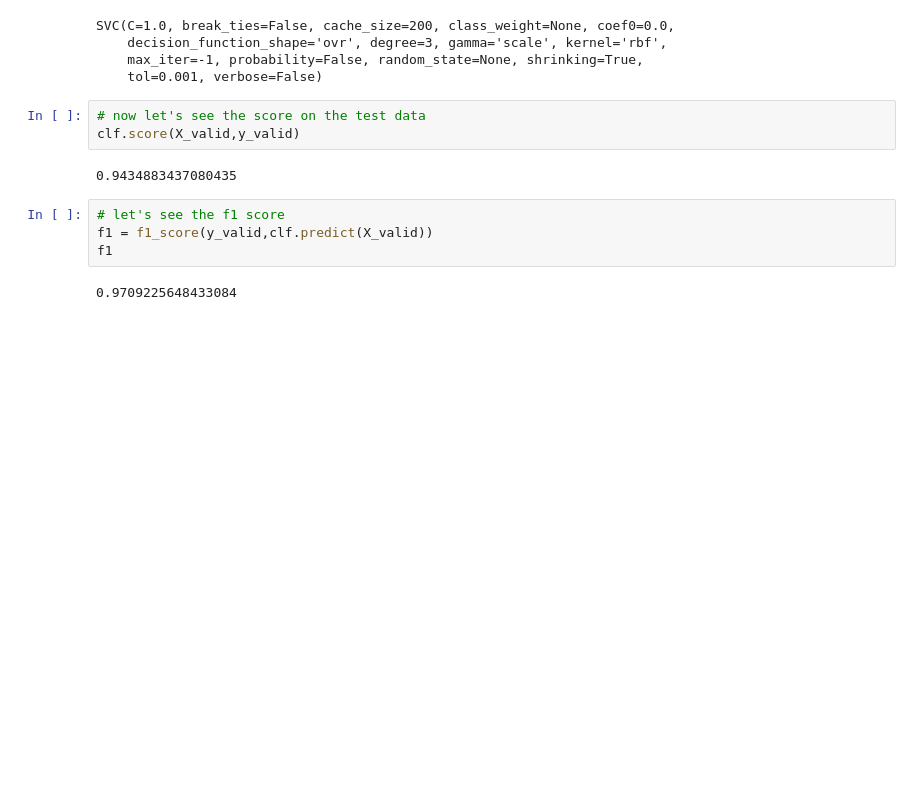
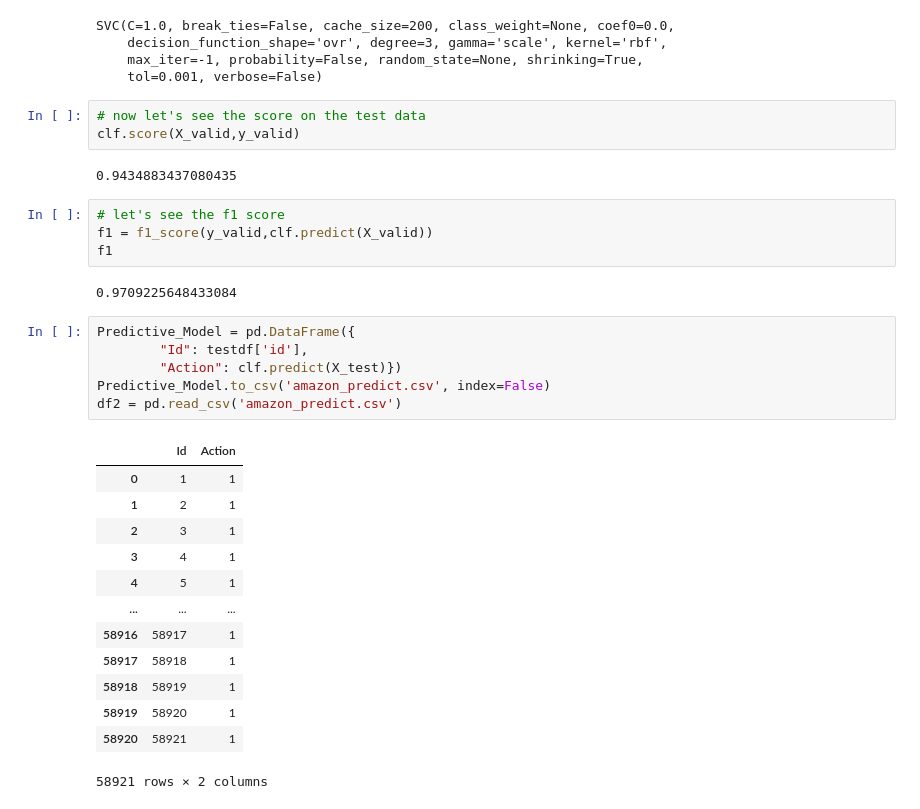
Before and after one commit to saied-ahemd/EmployeeAccessAmazon, a Jupyter notebook: EmployeeAccessAmazon.ipynb, the cells around one changed output. Cells and saved outputs as stored; diff of their text form; blank space fills up the shorter version.

```diff
--- a/EmployeeAccessAmazon.ipynb
+++ b/EmployeeAccessAmazon.ipynb
@@ -69,3 +62,23 @@ f1 = f1_score(y_valid,clf.predict(X_valid))
 f1
 # %% [output]
 0.9709225648433084
+# %%
+Predictive_Model = pd.DataFrame({
+        "Id": testdf['id'],
+        "Action": clf.predict(X_test)})
+Predictive_Model.to_csv('amazon_predict.csv', index=False)
+df2 = pd.read_csv('amazon_predict.csv')
+# %% [output]
+|  | Id | Action |
+| 0 | 1 | 1 |
+| 1 | 2 | 1 |
+| 2 | 3 | 1 |
+| 3 | 4 | 1 |
+| 4 | 5 | 1 |
+| ... | ... | ... |
+| 58916 | 58917 | 1 |
+| 58917 | 58918 | 1 |
+| 58918 | 58919 | 1 |
+| 58919 | 58920 | 1 |
+| 58920 | 58921 | 1 |
+58921 rows × 2 columns
```
Also changed, not shown: parts of 1 cell of this notebook.
